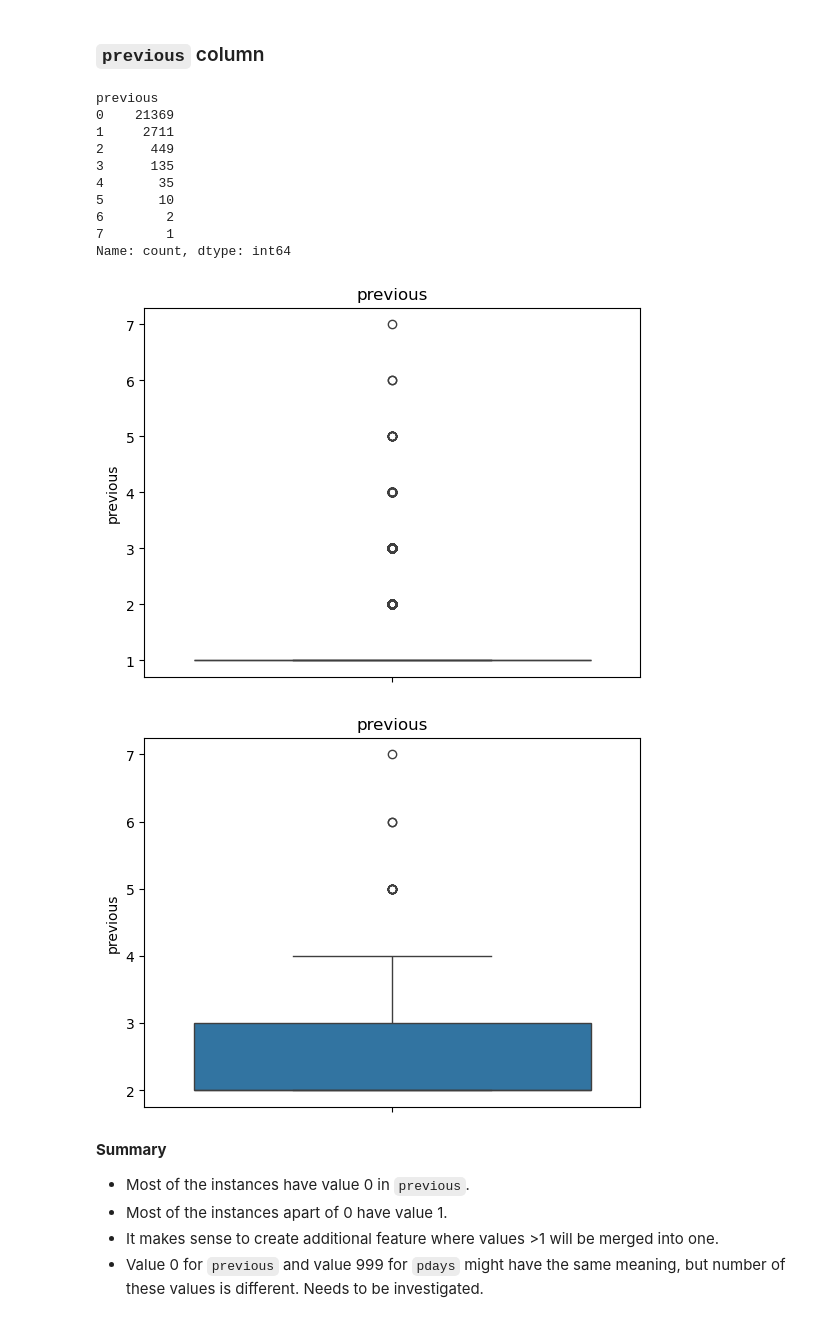
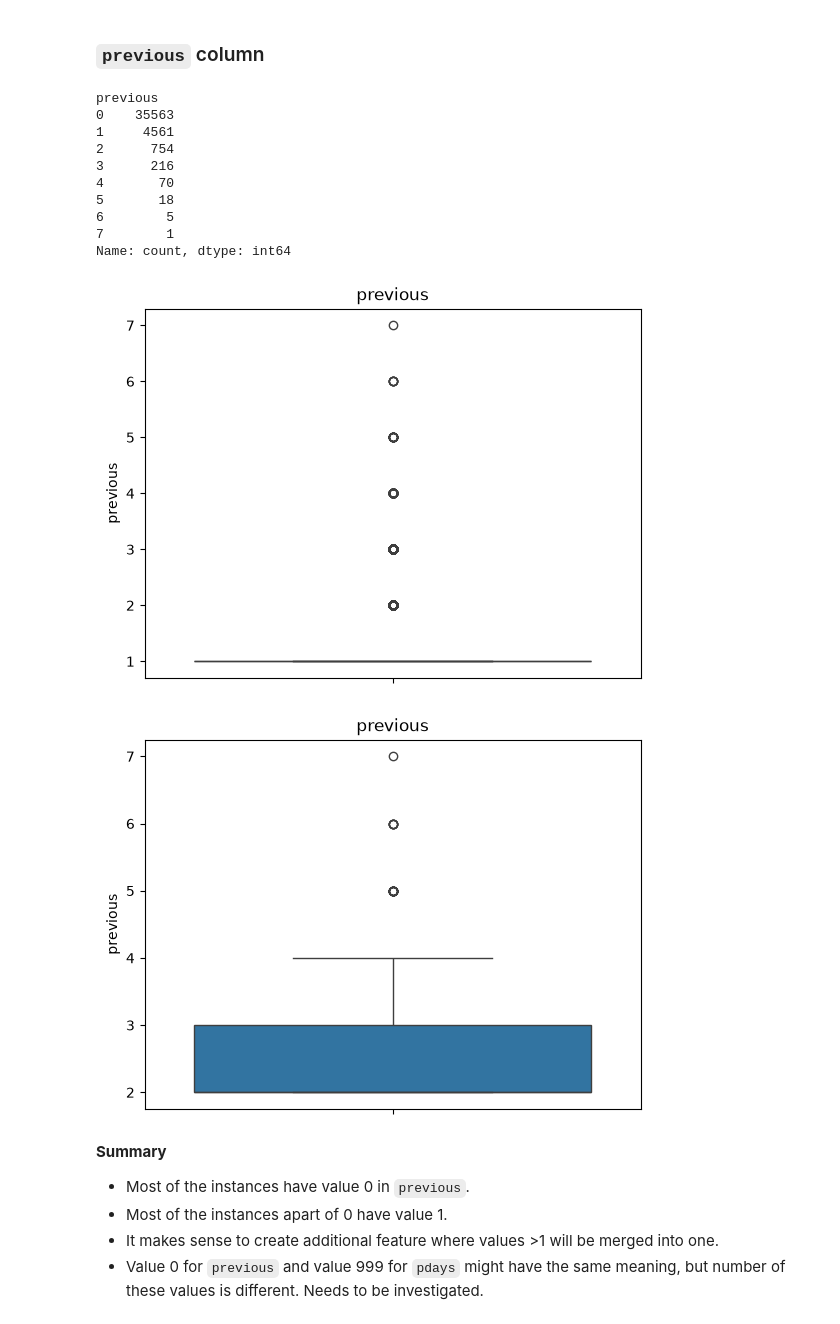
Before and after one commit to spznk/predict-deposit, a Jupyter notebook: predict-term-deposit.ipynb, the cells around one changed output. Drawn from its saved outputs; the diff is of its cells as text; code cells hidden in the pictures.

```diff
--- a/predict-term-deposit.ipynb
+++ b/predict-term-deposit.ipynb
@@ -108,8 +95,7 @@ len(numeric_cols), len(categorical_cols)
 # %%
 # Transform target to numeric values
 target_map = {'yes': 1, 'no': 0}
-train_df[target_col] = train_df[target_col].map(target_map)
-val_df[target_col] = val_df[target_col].map(target_map)
+raw_df['y'] = raw_df['y'].map(target_map)
 
-val_df[target_col]
+raw_df['y']
 # %% [output]
@@ -323,35 +329,37 @@ print(get_regular_bounds(train_pdays_no999))
 # %% [markdown]
 ### `previous` column
 # %%
-train_df['previous'].value_counts()
+# Show value counts for previous
+raw_df['previous'].value_counts()
 # %% [output]
 previous
-0    21369
-1     2711
-2      449
-3      135
-4       35
-5       10
-6        2
+0    35563
+1     4561
+2      754
+3      216
+4       70
+5       18
+6        5
 7        1
 Name: count, dtype: int64
 # %%
-# In 'previous' most values are equal to 0 - no previous contact,
-# let's check boxplot without it
-train_previous_no0 = train_df[train_df['previous'] != 0]['previous']
-sns.boxplot(train_previous_no0)
+# In 'previous' most values are equal to 0 (no previous contact)
+# Show boxplot without it
+previous_no0 = raw_df[raw_df['previous'] != 0]['previous']
+sns.boxplot(previous_no0)
 plt.title('previous')
 plt.show()
 # %% [output]
-[figure, old version]
+[figure, new version]
 # %%
-# Most values apart 0, are 1. Let's check without both
-train_previous_no01 = train_df[(train_df['previous'] != 0) & (train_df['previous'] != 1)]['previous']
-sns.boxplot(train_previous_no01)
+# Most values apart 0, are 1
+# SHow barplot without both
+previous_no01 = raw_df[(raw_df['previous'] != 0) & (raw_df['previous'] != 1)]['previous']
+sns.boxplot(previous_no01)
 plt.title('previous')
 plt.show()
 # %% [output]
-[figure, old version]
+[figure, new version]
 # %% [markdown]
 **Summary**
 - Most of the instances have value 0 in `previous`.
```
Also changed, not shown: parts of 142 cells of this notebook, 2 other files.
